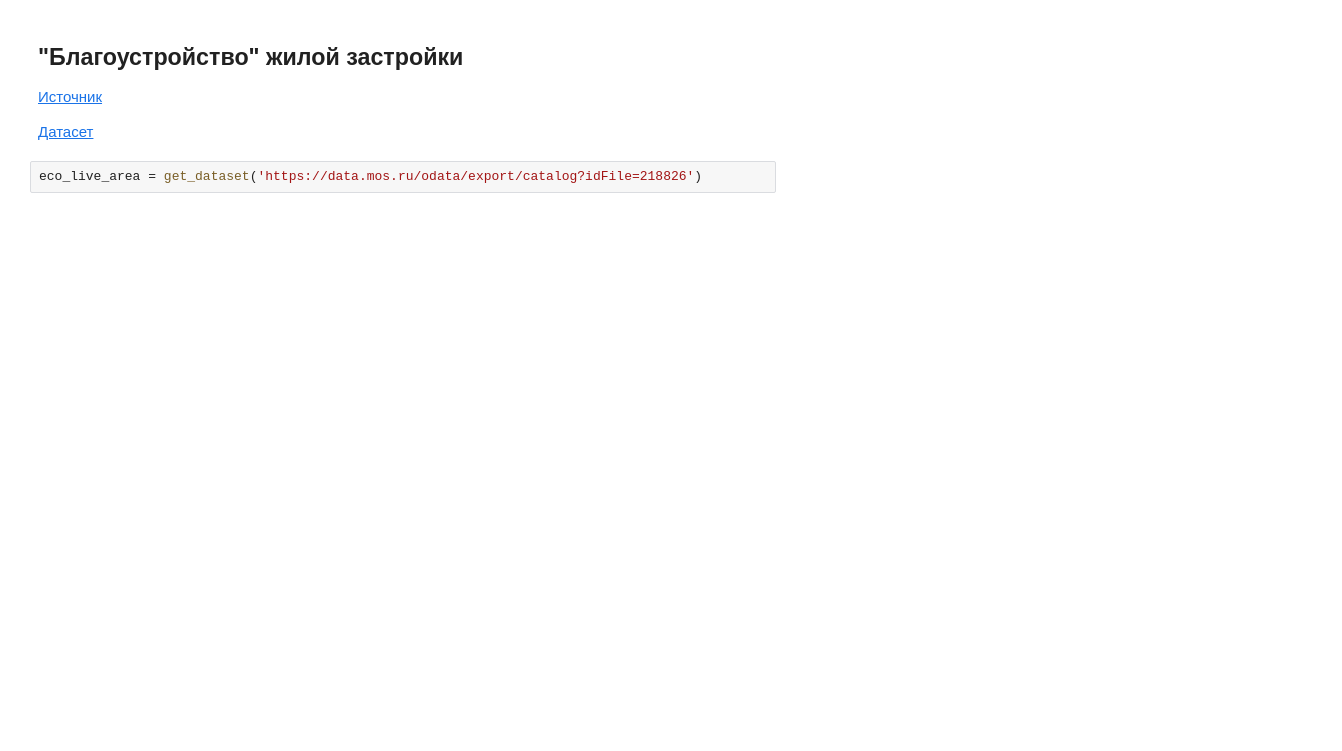
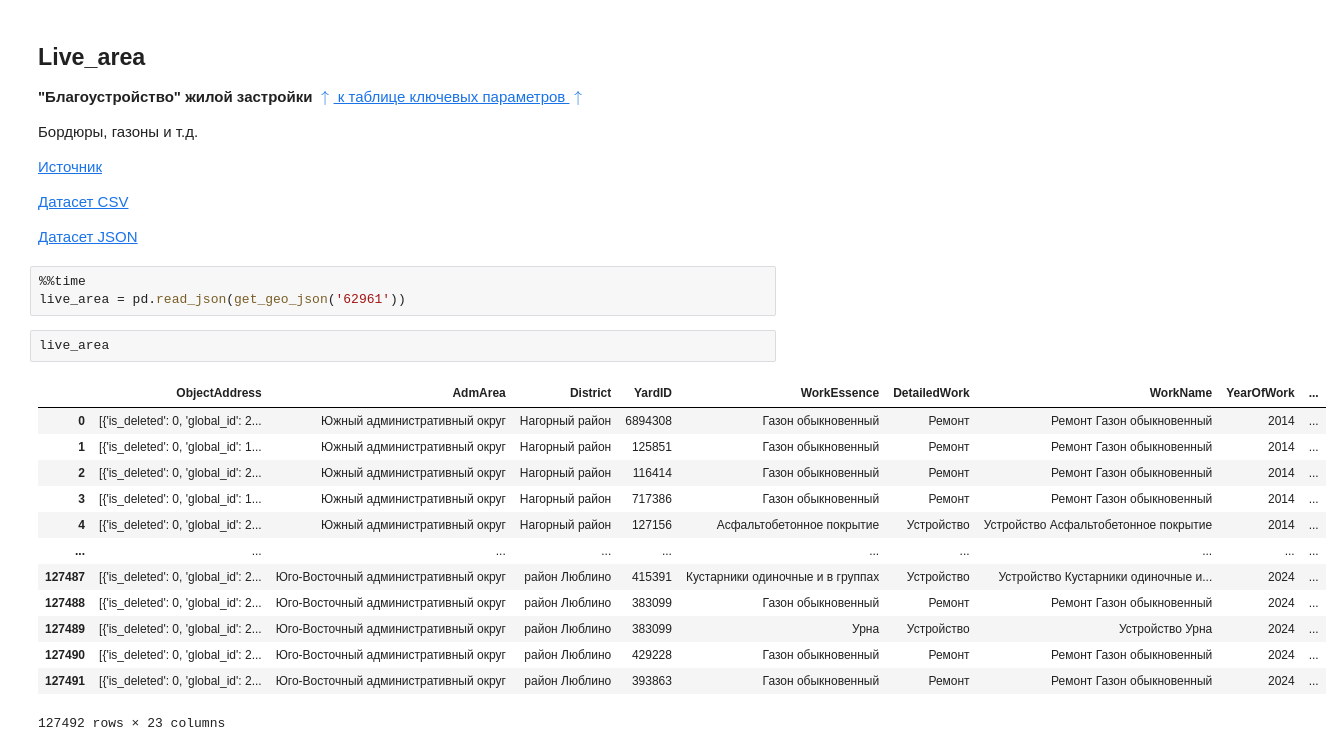
Before and after one commit to allseenn/dipai, a Jupyter notebook: 02.ipynb, the cells around one changed output. Saved outputs shown, nothing was run; the diff lists cells and outputs as text; blank space fills up the shorter version.

```diff
--- a/02.ipynb
+++ b/02.ipynb
@@ -449,8 +862,31 @@ eco_city_places = get_dataset('https://data.mos.ru/odata/export/catalog?idFile=2
 # %% [markdown]
-## "Благоустройство" жилой застройки
+## Live_area
+
+**"Благоустройство" жилой застройки** [$\uparrow$ к таблице ключевых параметров $\uparrow$](#Table)
+
+Бордюры, газоны и т.д.
 
 [Источник](https://data.mos.ru/opendata/62961)
 
-[Датасет](https://data.mos.ru/odata/export/catalog?idFile=218826)
+[Датасет CSV](https://data.mos.ru/odata/export/catalog?idFile=218826)
+
+[Датасет JSON](https://data.mos.ru/odata/export/catalog?idFile=220546)
 # %%
-eco_live_area = get_dataset('https://data.mos.ru/odata/export/catalog?idFile=218826')
+%%time
+live_area = pd.read_json(get_geo_json('62961'))
+# %%
+live_area
+# %% [output]
+|  | ObjectAddress | AdmArea | District | YardID | WorkEssence | DetailedWork | WorkName | YearOfWork | ... |
+| 0 | [{'is_deleted': 0, 'global_id': 2... | Южный административный округ | Нагорный район | 6894308 | Газон обыкновенный | Ремонт | Ремонт Газон обыкновенный | 2014 | ... |
+| 1 | [{'is_deleted': 0, 'global_id': 1... | Южный административный округ | Нагорный район | 125851 | Газон обыкновенный | Ремонт | Ремонт Газон обыкновенный | 2014 | ... |
+| 2 | [{'is_deleted': 0, 'global_id': 2... | Южный административный округ | Нагорный район | 116414 | Газон обыкновенный | Ремонт | Ремонт Газон обыкновенный | 2014 | ... |
+| 3 | [{'is_deleted': 0, 'global_id': 1... | Южный административный округ | Нагорный район | 717386 | Газон обыкновенный | Ремонт | Ремонт Газон обыкновенный | 2014 | ... |
+| 4 | [{'is_deleted': 0, 'global_id': 2... | Южный административный округ | Нагорный район | 127156 | Асфальтобетонное покрытие | Устройство | Устройство Асфальтобетонное покрытие | 2014 | ... |
+| ... | ... | ... | ... | ... | ... | ... | ... | ... | ... |
+| 127487 | [{'is_deleted': 0, 'global_id': 2... | Юго-Восточный административный округ | район Люблино | 415391 | Кустарники одиночные и в группах | Устройство | Устройство Кустарники одиночные и... | 2024 | ... |
+| 127488 | [{'is_deleted': 0, 'global_id': 2... | Юго-Восточный административный округ | район Люблино | 383099 | Газон обыкновенный | Ремонт | Ремонт Газон обыкновенный | 2024 | ... |
+| 127489 | [{'is_deleted': 0, 'global_id': 2... | Юго-Восточный административный округ | район Люблино | 383099 | Урна | Устройство | Устройство Урна | 2024 | ... |
+| 127490 | [{'is_deleted': 0, 'global_id': 2... | Юго-Восточный административный округ | район Люблино | 429228 | Газон обыкновенный | Ремонт | Ремонт Газон обыкновенный | 2024 | ... |
+| 127491 | [{'is_deleted': 0, 'global_id': 2... | Юго-Восточный административный округ | район Люблино | 393863 | Газон обыкновенный | Ремонт | Ремонт Газон обыкновенный | 2024 | ... |
+127492 rows × 23 columns
```
Also changed, not shown: parts of 69 cells of this notebook, 5 other files.
